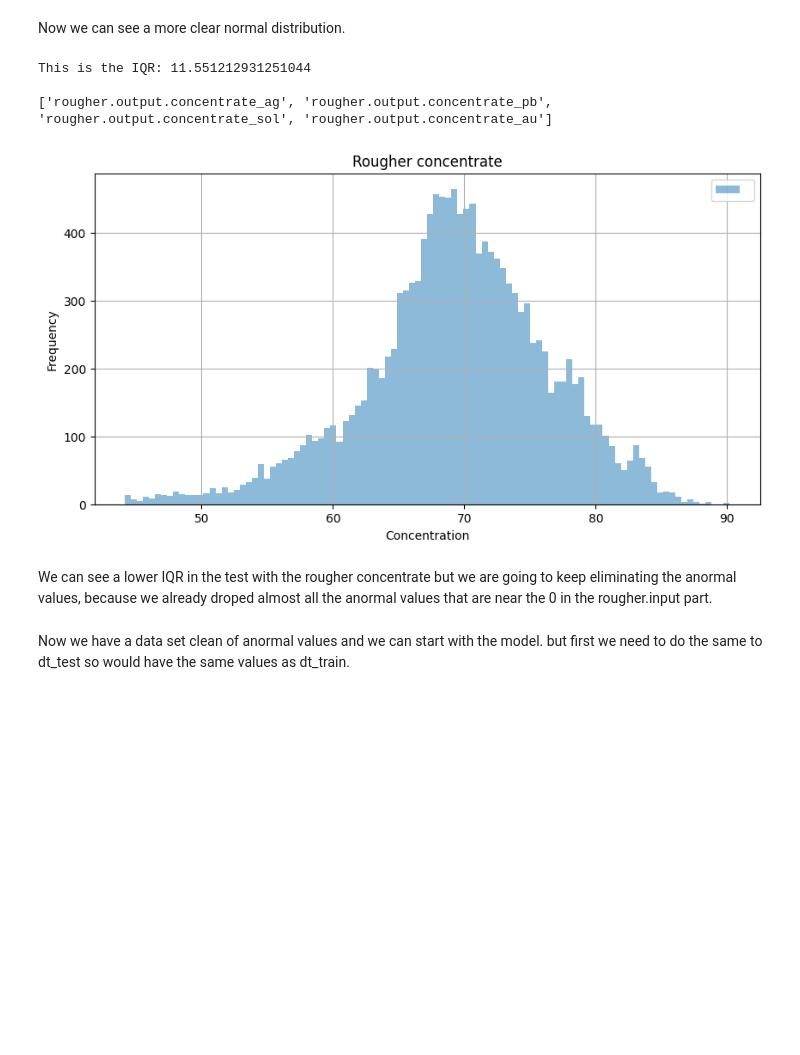
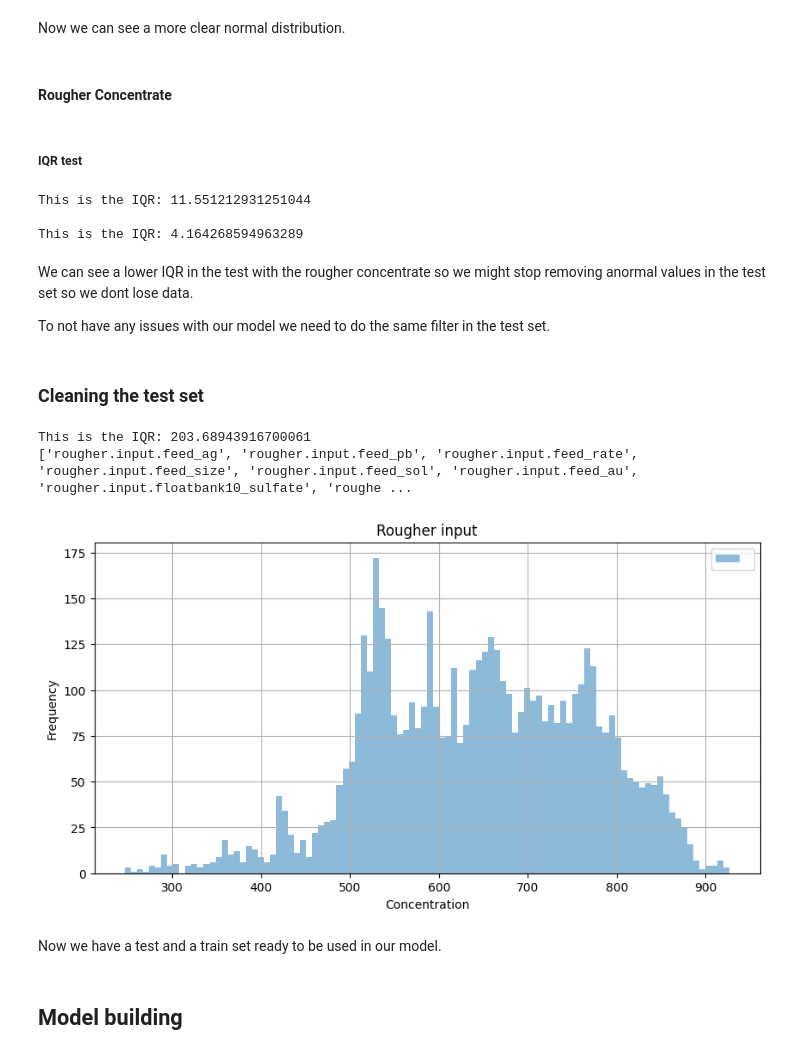
Before and after one commit to robertoolson/Copia-de-Gold_Recovery, a Jupyter notebook: gold_recovery.ipynb, the cells around one changed output. Drawn from its saved outputs; the diff is of its cells as text; code cells hidden in the pictures; blank space fills up the shorter version.

```diff
--- a/gold_recovery.ipynb
+++ b/gold_recovery.ipynb
@@ -481,39 +514,66 @@ plt.show()
 # %% [markdown]
 Now we can see a more clear normal distribution.
+# %% [markdown]
+#### Rougher Concentrate
+# %% [markdown]
+##### IQR test
+# %%
+Q_1 = df_train_concentrate.quantile(0.25)
+Q_2 = df_train_concentrate.quantile(0.75)
+IQR_2 = Q_2 - Q_1
+
+print('This is the IQR:', IQR_2)
+print()
+
+Q_6 = df_train_concentrate_final.quantile(0.25)
+Q_7 = df_train_concentrate_final.quantile(0.75)
+IQR_3 = Q_7 - Q_6
+
+print('This is the IQR:', IQR_3)
+# %% [output]
+This is the IQR: 11.551212931251044
+
+This is the IQR: 4.164268594963289
+# %% [markdown]
+We can see a lower IQR in the test with the rougher concentrate so we might stop removing anormal values in the test set so we dont lose data.
+
+To not have any issues with our model we need to do the same filter in the test set.
+# %% [markdown]
+### Cleaning the test set
 # %%
-Q_1 = df_train_concentrate.quantile(0.25)
-Q_2 = df_train_concentrate.quantile(0.75)
-IQR_2 = Q_2 - Q_1
+df_test_raw_input = [col for col in df_test.columns if 'rougher.input' in col]
+df_test_raw = df_test[df_test_raw_input].sum(axis=1)
 
-print('This is the IQR:', IQR_2)
-print()
+Q1_test = df_test_raw.quantile(0.25)
+Q3_test = df_test_raw.quantile(0.75)
+IQR_test = Q3_test - Q1_test
 
-lower_bound_2 = Q_1 - 1.5 * IQR_2
-upper_bound_2 = Q_2 + 1.5 * IQR_2
+print('This is the IQR:', IQR_test)
 
-outlier_indices_2 = df_train_concentrate[(df_train_concentrate < lower_bound_2) | (df_train_concentrate > upper_bound_2)].index
-outlier_indices_2_filtered = [idx for idx in outlier_indices_2 if idx in remaining_indices]
+lower_bound_test = Q1_test - 1.5 * IQR_test
+upper_bound_test = Q3_test + 1.5 * IQR_test
 
-df_train_2 = df_train_1.drop(outlier_indices_2_filtered)
+outlier_indices_test = df_test_raw[(df_test_raw < lower_bound_test) | (df_test_raw > upper_bound_test)].index
 
-remaining_indices_2 = df_train_2.index
+df_test_1 = df_test.drop(outlier_indices_test)
 
-df_train_rougher_concentrate_filtered = [col for col in df_train_2.columns if 'rougher.output.concentrate' in col] # Here we are looking for columns with 'rougher.input' in their names in df_train and creating a list with them
-df_train_rougher_conc_filtered = df_train_2[df_train_rougher_concentrate_filtered].sum(axis=1) # Here we are summing all the columns with 'rougher.input' in their names
+remaining_indices_test = df_test_1.index
 
-print(df_train_rougher_concentrate_filtered)
+df_test_raw_input_filtered = [col for col in df_test_1.columns if 'rougher.input' in col]
+df_test_raw_filtered = df_test_1[df_test_raw_input_filtered].sum(axis=1)
 
-df_train_rougher_conc_filtered.plot(kind='hist', bins=100, figsize=(10, 5), grid=True, legend=True, alpha=0.5)
-plt.title('Rougher concentrate')
+print(df_test_raw_input_filtered)
+
+df_test_raw_filtered.plot(kind='hist', bins=100, figsize=(10, 5), grid=True, legend=True, alpha=0.5)
+plt.title('Rougher input')
 plt.xlabel('Concentration')
 plt.ylabel('Frequency')
 plt.show()
 # %% [output]
-This is the IQR: 11.551212931251044
-
-['rougher.output.concentrate_ag', 'rougher.output.concentrate_pb', 'rougher.output.concentrate_sol', 'rougher.output.concentrate_au']
+This is the IQR: 203.68943916700061
+['rougher.input.feed_ag', 'rougher.input.feed_pb', 'rougher.input.feed_rate', 'rougher.input.feed_size', 'rougher.input.feed_sol', 'rougher.input.feed_au', 'rougher.input.floatbank10_sulfate', 'roughe ...
-[figure, old version]
+[figure, new version]
-# %% [markdown]
-We can see a lower IQR in the test with the rougher concentrate but we are going to keep eliminating the anormal values, because we already droped almost all the anormal values that are near the 0 in the rougher.input part.
-# %% [markdown]
-Now we have a data set clean of anormal values and we can start with the model. but first we need to do the same to dt_test so would have the same values as dt_train.
+# %% [markdown]
+Now we have a test and a train set ready to be used in our model.
+# %% [markdown]
+## Model building
```
Also changed, not shown: parts of 51 cells of this notebook.
